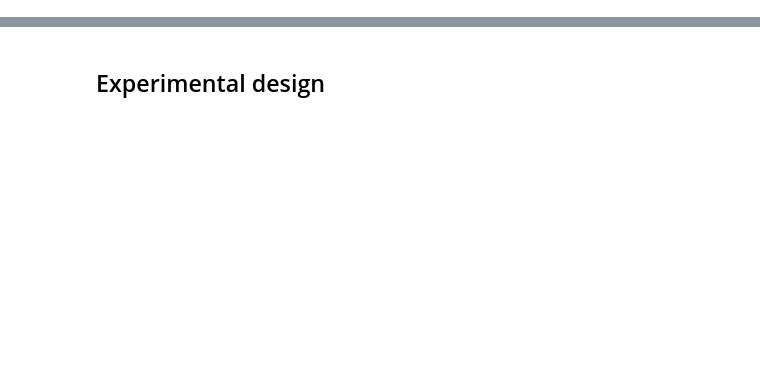
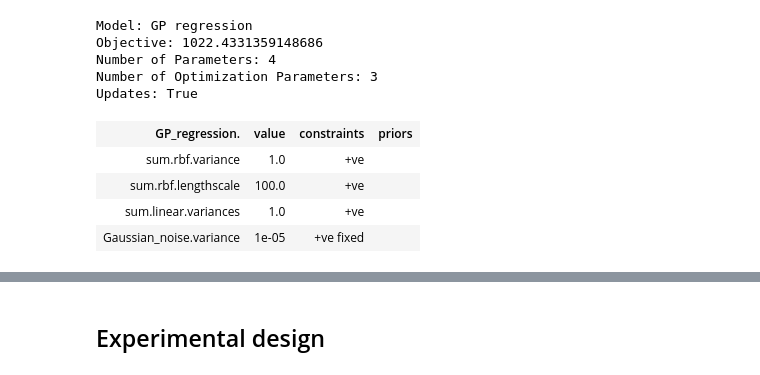
Before and after one commit to is541/ballistic-missile-range, a Jupyter notebook: notebooks/Missile_v0.ipynb, the cells around one changed output, grey strips where cells are left out. Drawn from its saved outputs; the diff is of its cells as text; code cells hidden in the pictures; blank space fills up the shorter version.

```diff
--- a/notebooks/Missile_v0.ipynb
+++ b/notebooks/Missile_v0.ipynb
@@ -496,0 +593,36 @@ def run_missile_sim(custom_params):
+# %%
+# Build model
+var_kernel = (100)**2
+lengthscale = 1 # 1
+var_linear_kernel = (100)**2
+# In catapult: RBF kernel is set to 150^2 because that’s roughly the square of the range of the catapult
+var_noise = 1e-5 # small value
+# In catapult: 1e-5
+
+kern = GPy.kern.RBF(input_dim=1, lengthscale=100, variance =var_kernel )  # , lengthscale=0.08, variance=20
+# kern = GPy.kern.Matern32(input_dim=1)
+# kern = GPy.kern.Linear(input_dim=1)
+kern = GPy.kern.RBF(input_dim=1, lengthscale=100 ) + \
+    GPy.kern.Linear(input_dim=1)
+
+model_gpy = GPRegression(x,y, kernel=kern)
+model_gpy.kern.variance =  var_kernel
+model_gpy.likelihood.variance.fix(var_noise)
+
+# Add constraints ?
+# Add priors ?
+# Change Kernel
+# Change variances values
+
+display(model_gpy)
+# %% [output]
+Model: GP regression
+Objective: 1022.4331359148686
+Number of Parameters: 4
+Number of Optimization Parameters: 3
+Updates: True
+| GP_regression. | value | constraints | priors |
+| sum.rbf.variance | 1.0 | +ve |  |
+| sum.rbf.lengthscale | 100.0 | +ve |  |
+| sum.linear.variances | 1.0 | +ve |  |
+| Gaussian_noise.variance | 1e-05 | +ve fixed |  |
```
Also changed, not shown: parts of 40 cells of this notebook.
